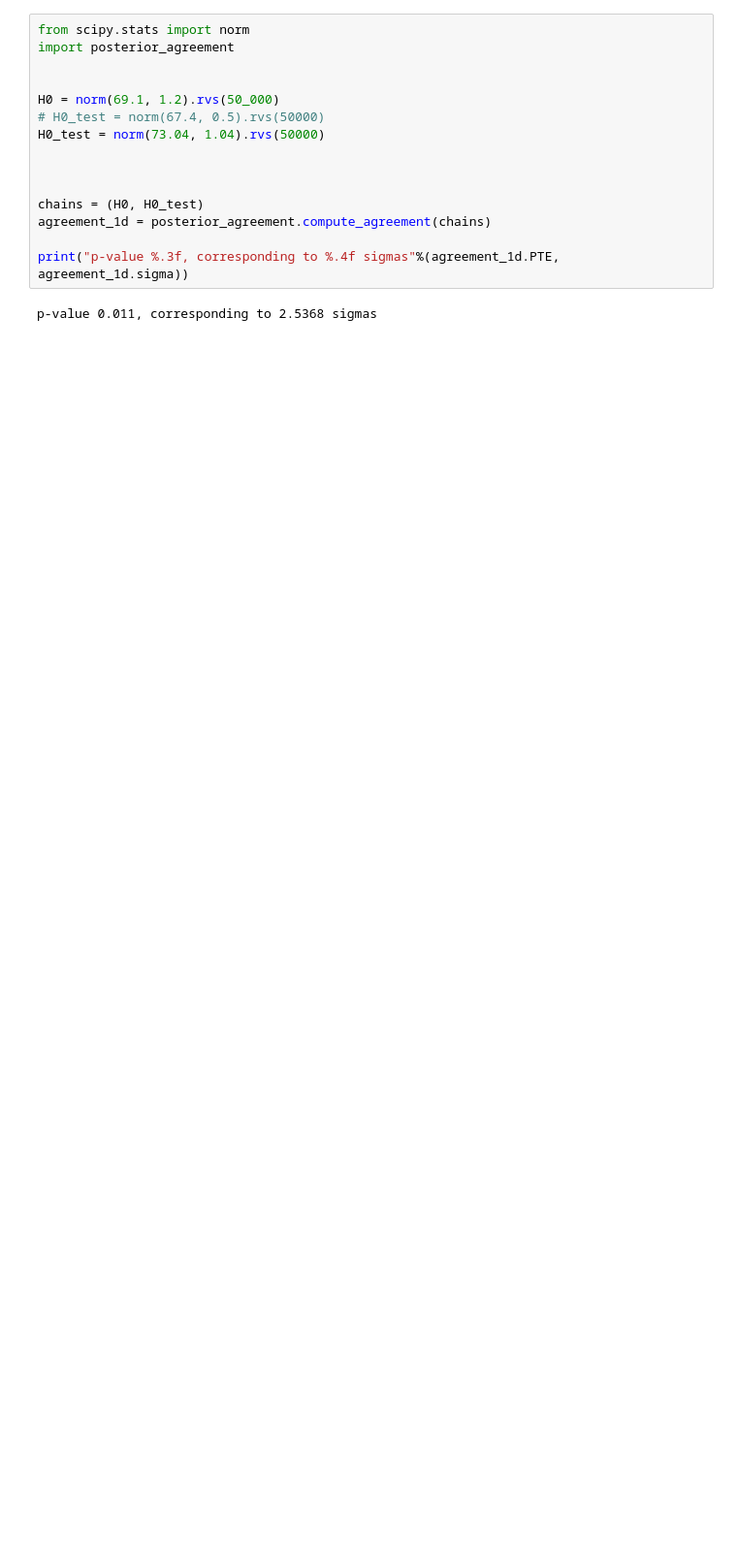
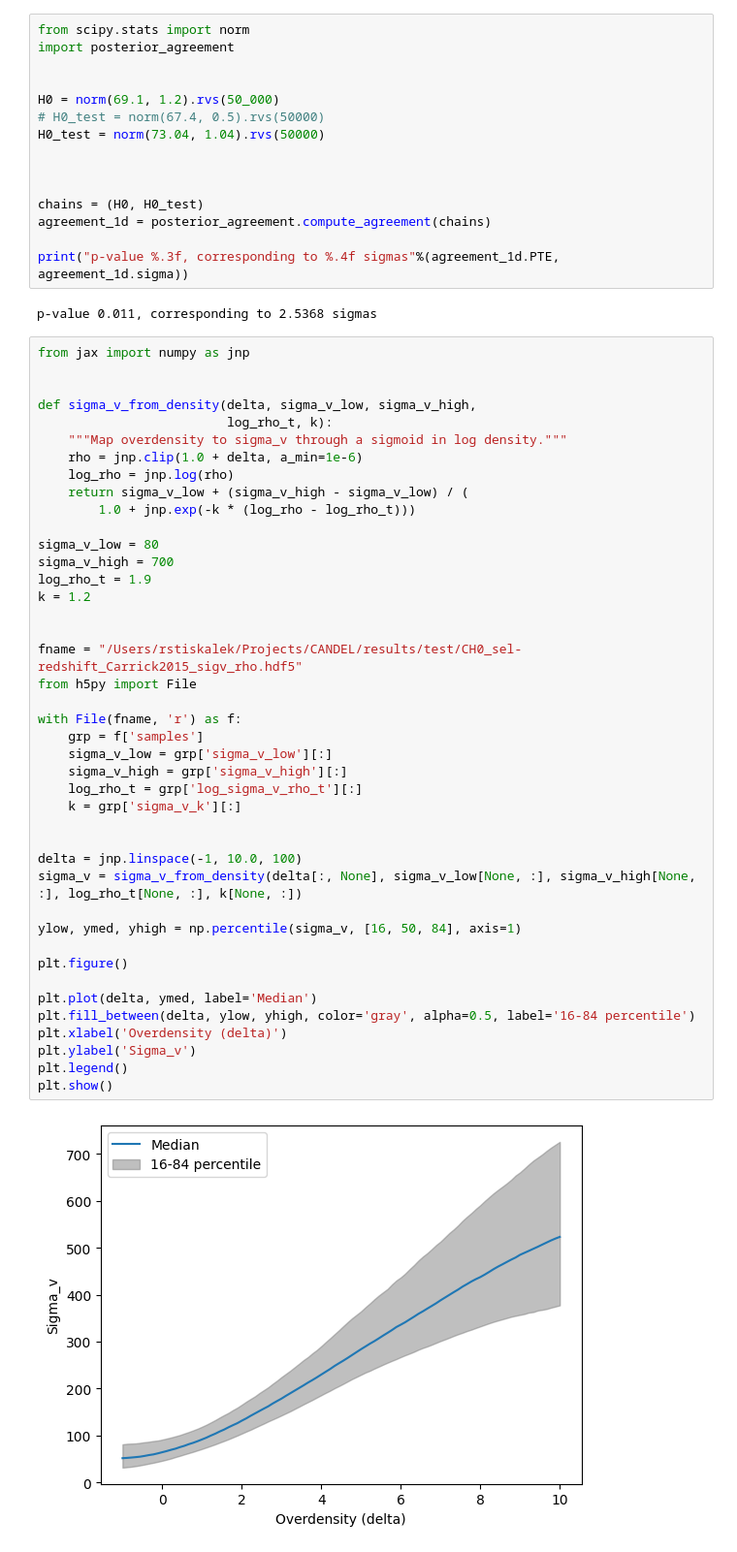
Before and after one commit to Richard-Sti/CANDEL, a Jupyter notebook: notebooks/paper_SH0ES/main.ipynb, the cells around one changed output. Shown: that part at 97% size. Drawn from its saved outputs; the diff is of its cells as text; blank space fills up the shorter version.

```diff
--- a/notebooks/paper_SH0ES/main.ipynb
+++ b/notebooks/paper_SH0ES/main.ipynb
@@ -129,3 +123,47 @@ agreement_1d = posterior_agreement.compute_agreement(chains)
 print("p-value %.3f, corresponding to %.4f sigmas"%(agreement_1d.PTE, agreement_1d.sigma))
 # %% [output]
 p-value 0.011, corresponding to 2.5368 sigmas
+# %%
+from jax import numpy as jnp
+
+
+def sigma_v_from_density(delta, sigma_v_low, sigma_v_high,
+                         log_rho_t, k):
+    """Map overdensity to sigma_v through a sigmoid in log density."""
+    rho = jnp.clip(1.0 + delta, a_min=1e-6)
+    log_rho = jnp.log(rho)
+    return sigma_v_low + (sigma_v_high - sigma_v_low) / (
+        1.0 + jnp.exp(-k * (log_rho - log_rho_t)))
+
+sigma_v_low = 80
+sigma_v_high = 700
+log_rho_t = 1.9
+k = 1.2
+
+
+fname = "/Users/rstiskalek/Projects/CANDEL/results/test/CH0_sel-redshift_Carrick2015_sigv_rho.hdf5"
+from h5py import File
+
+with File(fname, 'r') as f:
+    grp = f['samples']
+    sigma_v_low = grp['sigma_v_low'][:]
+    sigma_v_high = grp['sigma_v_high'][:]
+    log_rho_t = grp['log_sigma_v_rho_t'][:]
+    k = grp['sigma_v_k'][:]
+
+
+delta = jnp.linspace(-1, 10.0, 100)
+sigma_v = sigma_v_from_density(delta[:, None], sigma_v_low[None, :], sigma_v_high[None, :], log_rho_t[None, :], k[None, :])
+
+ylow, ymed, yhigh = np.percentile(sigma_v, [16, 50, 84], axis=1)
+
+plt.figure()
+
+plt.plot(delta, ymed, label='Median')
+plt.fill_between(delta, ylow, yhigh, color='gray', alpha=0.5, label='16-84 percentile')
+plt.xlabel('Overdensity (delta)')
+plt.ylabel('Sigma_v')
+plt.legend()
+plt.show()
+# %% [output]
+[figure, added]
```
Also changed, not shown: parts of 6 cells of this notebook.
